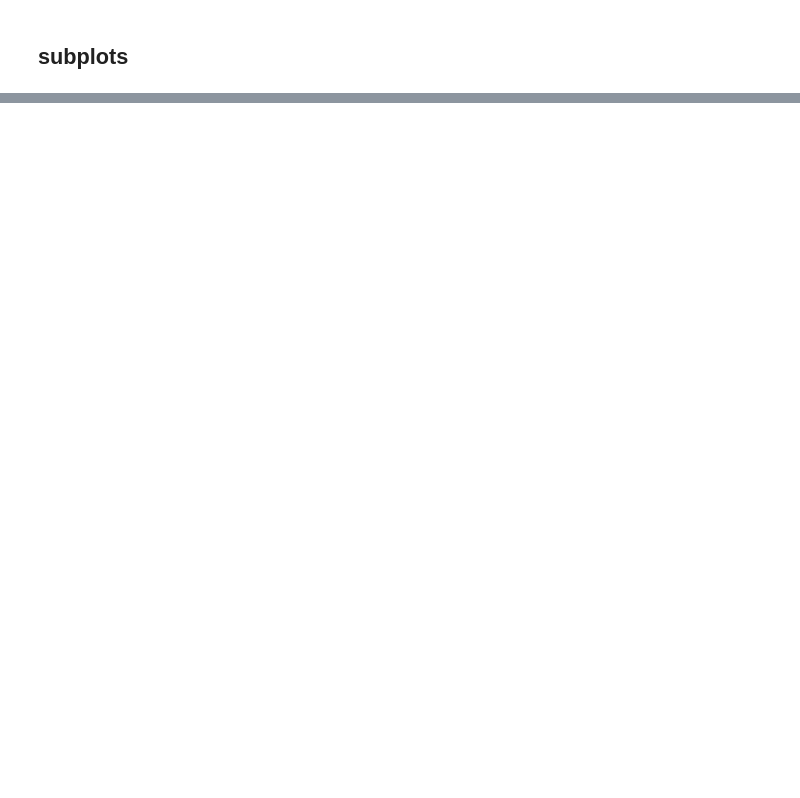
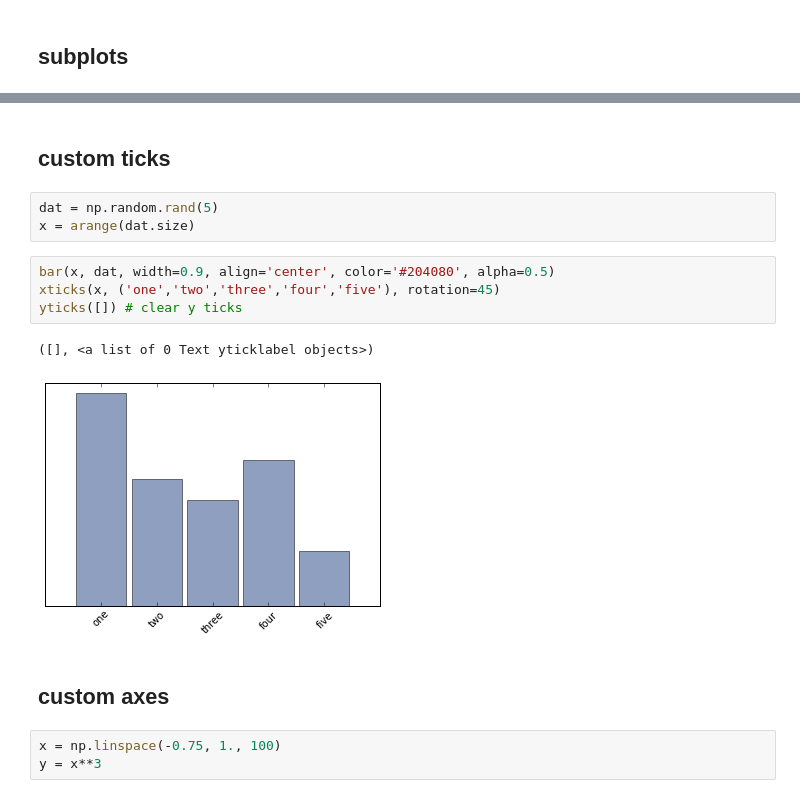
Before and after one commit to vanzaj/pyconsg2013-tut, a Jupyter notebook: ipynb/04-More-MPL.ipynb, the cells around one changed output, grey strips where cells are left out. Saved outputs shown, nothing was run; the diff lists cells and outputs as text; blank space fills up the shorter version.

```diff
--- a/ipynb/04-More-MPL.ipynb
+++ b/ipynb/04-More-MPL.ipynb
@@ -42,0 +62,17 @@ Image(filename='data/mpl_figure.png')
+# %% [markdown]
+## custom ticks
+# %%
+dat = np.random.rand(5)
+x = arange(dat.size)
+# %%
+bar(x, dat, width=0.9, align='center', color='#204080', alpha=0.5)
+xticks(x, ('one','two','three','four','five'), rotation=45)
+yticks([]) # clear y ticks
+# %% [output]
+([], <a list of 0 Text yticklabel objects>)
+[figure, added]
+# %% [markdown]
+## custom axes
+# %%
+x = np.linspace(-0.75, 1., 100)
+y = x**3
```
Also changed, not shown: parts of 10 cells of this notebook, 3 other files.
